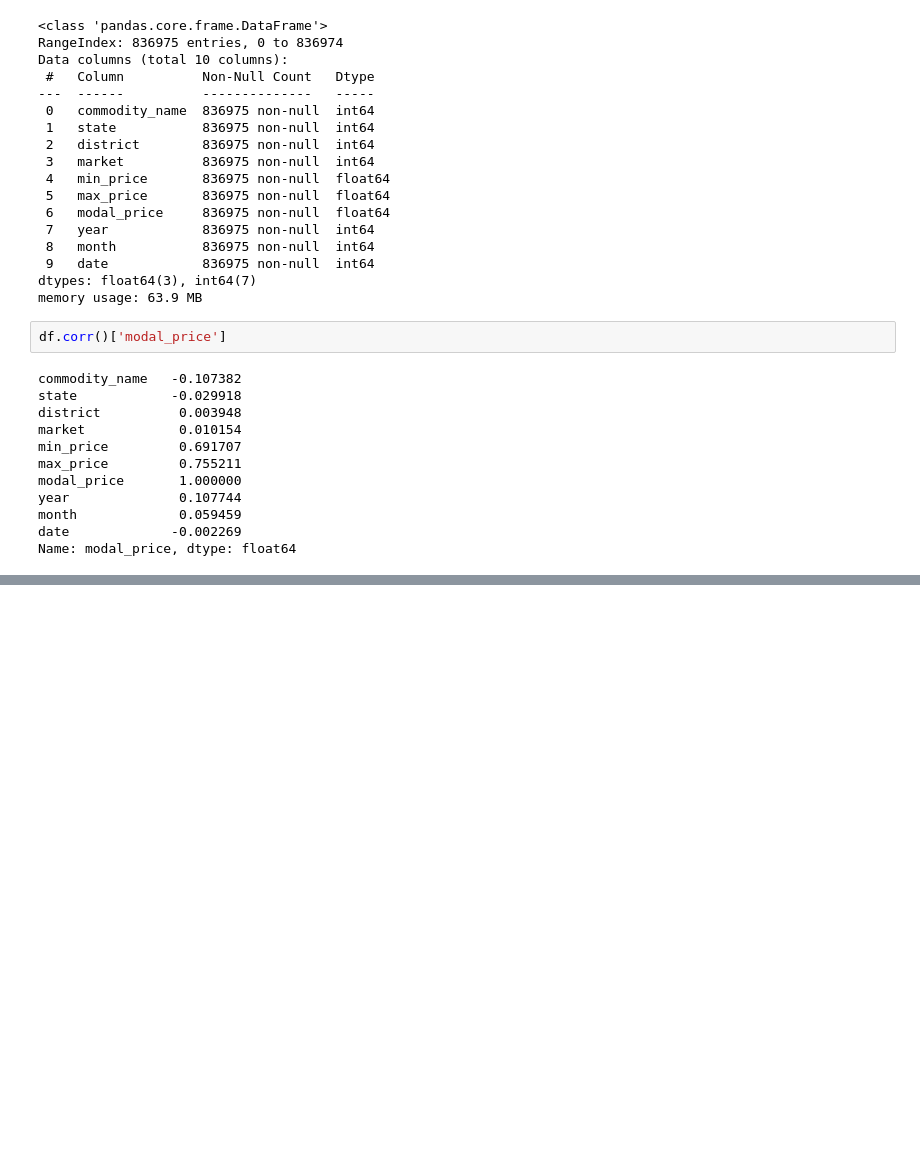
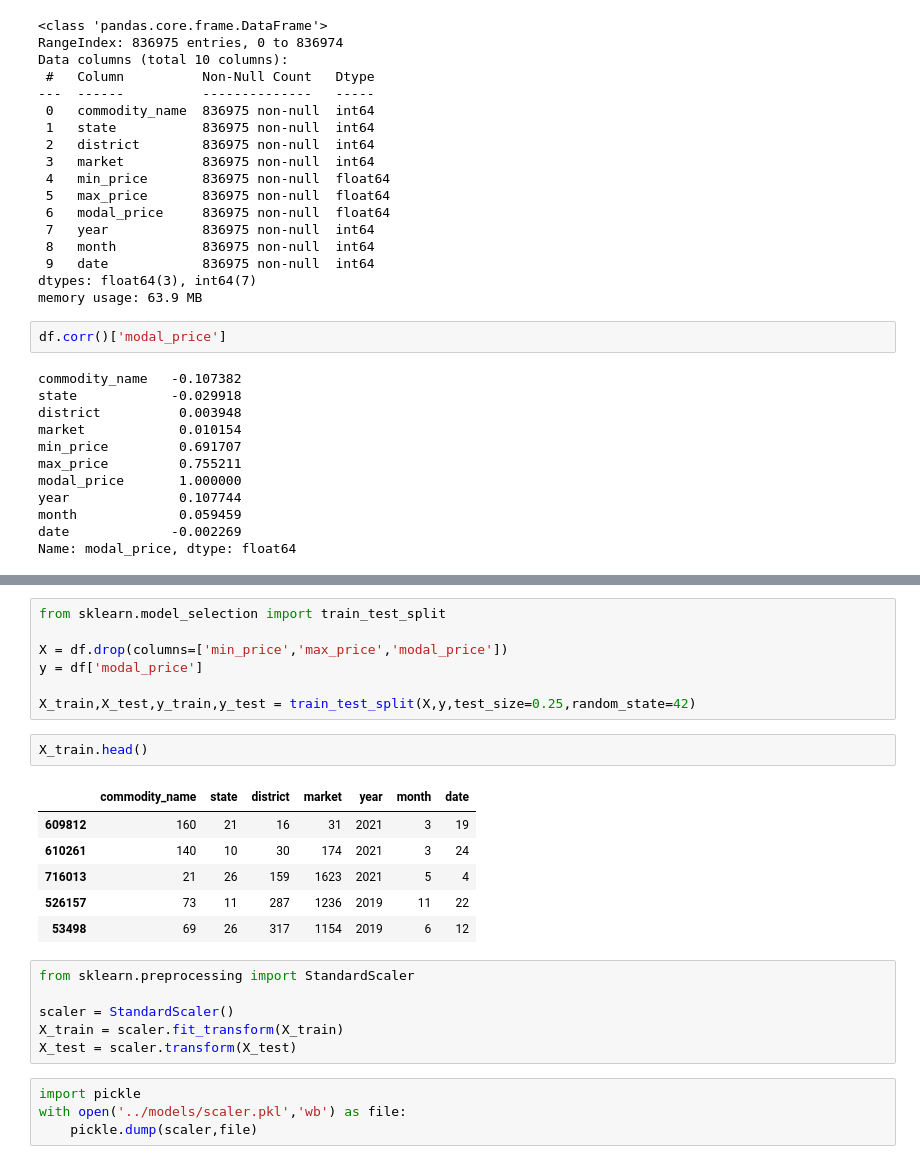
Before and after one commit to alekhya-puli14/Agricultural-Commodity-Futures-Price-Prediction, a Jupyter notebook: notebooks/index.ipynb, the cells around one changed output, grey strips where cells are left out. Drawn from its saved outputs; the diff is of its cells as text; blank space fills up the shorter version.

```diff
--- a/notebooks/index.ipynb
+++ b/notebooks/index.ipynb
@@ -283,0 +316,26 @@ Name: modal_price, dtype: float64
+# %%
+from sklearn.model_selection import train_test_split
+
+X = df.drop(columns=['min_price','max_price','modal_price'])
+y = df['modal_price']
+
+X_train,X_test,y_train,y_test = train_test_split(X,y,test_size=0.25,random_state=42)
+# %%
+X_train.head()
+# %% [output]
+|  | commodity_name | state | district | market | year | month | date |
+| 609812 | 160 | 21 | 16 | 31 | 2021 | 3 | 19 |
+| 610261 | 140 | 10 | 30 | 174 | 2021 | 3 | 24 |
+| 716013 | 21 | 26 | 159 | 1623 | 2021 | 5 | 4 |
+| 526157 | 73 | 11 | 287 | 1236 | 2019 | 11 | 22 |
+| 53498 | 69 | 26 | 317 | 1154 | 2019 | 6 | 12 |
+# %%
+from sklearn.preprocessing import StandardScaler
+
+scaler = StandardScaler()
+X_train = scaler.fit_transform(X_train)
+X_test = scaler.transform(X_test)
+# %%
+import pickle
+with open('../models/scaler.pkl','wb') as file:
+    pickle.dump(scaler,file)
```
Also changed, not shown: parts of 17 cells of this notebook, 1 other file.
